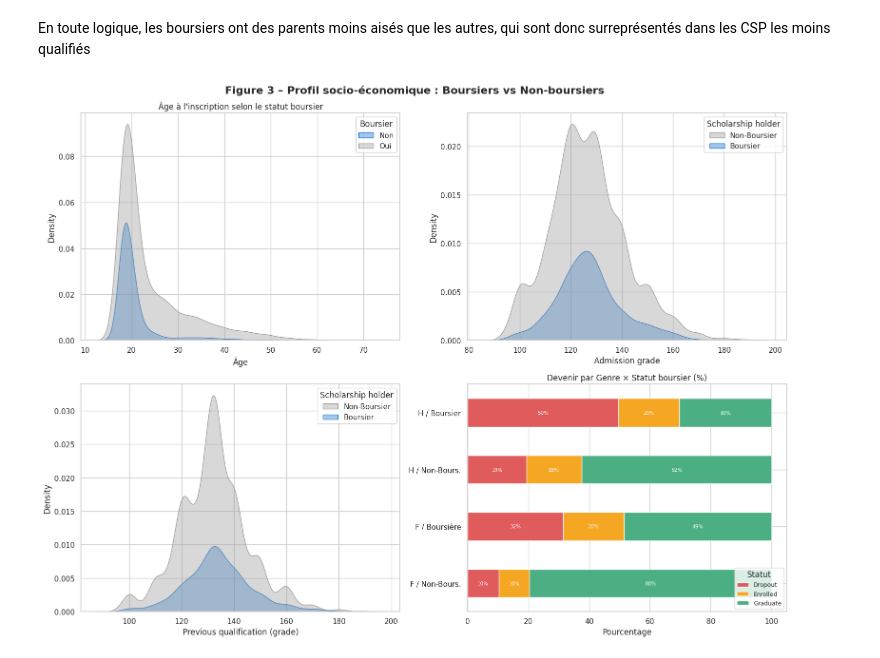
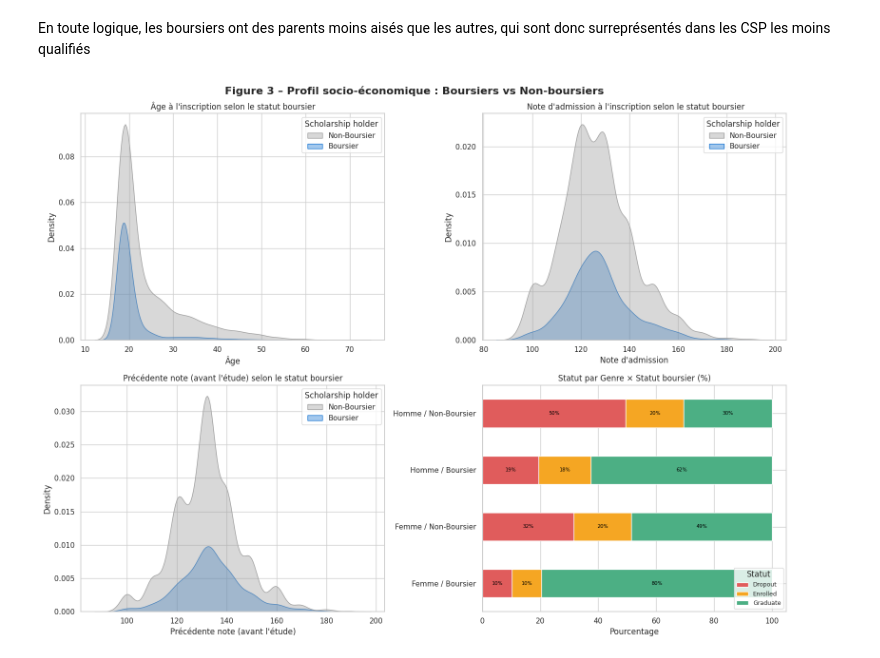
Before and after one commit to gabrielorsatti/Machine-Learning-for-Econometrics, a Jupyter notebook: main.ipynb, the cells around one changed output. Saved outputs shown, nothing was run; the diff lists cells and outputs as text; code cells hidden in the pictures.

```diff
--- a/main.ipynb
+++ b/main.ipynb
@@ -515,42 +515,39 @@ fig.suptitle("Figure 3 – Profil socio-économique : Boursiers vs Non-boursiers
 
 # 3a – Distribution de l'âge
 sns.kdeplot(data=data_propre, x='Age at enrollment', hue='Scholarship holder',
             fill=True, alpha=0.4, palette=PALETTE_BOURSE, ax=axes[0, 0])
 axes[0, 0].set_title("Âge à l'inscription selon le statut boursier")
 axes[0, 0].set_xlabel("Âge")
-axes[0, 0].legend(title='Boursier', labels=['Non', 'Oui'])
 
 
 # 3B – Distribution de la note
 sns.kdeplot(data=data_propre, x='Admission grade', hue='Scholarship holder',
             fill=True, alpha=0.4, palette=PALETTE_BOURSE, ax=axes[0, 1])
-axes[0, 0].set_title("Âge à l'inscription selon le statut boursier")
-axes[0, 0].set_xlabel("Âge")
-axes[0, 0].legend(title='Boursier', labels=['Non', 'Oui'])
+axes[0, 1].set_title(" Note d'admission à l'inscription selon le statut boursier")
+axes[0, 1].set_xlabel("Note d'admission")
 
 
-# 3B – Distribution de la note
+# 3B – Distribution de la note avant l'étude
 sns.kdeplot(data=data_propre, x='Previous qualification (grade)', hue='Scholarship holder',
             fill=True, alpha=0.4, palette=PALETTE_BOURSE, ax=axes[1, 0])
-axes[0, 0].set_title("Âge à l'inscription selon le statut boursier")
-axes[0, 0].set_xlabel("Âge")
-axes[0, 0].legend(title='Boursier', labels=['Non', 'Oui'])
+axes[1, 0].set_title("Précédente note (avant l'étude) selon le statut boursier")
+axes[1, 0].set_xlabel("Précédente note (avant l'étude)")
 
 
 # 3d – Genre × Bourse × Target
 gender_cross = pd.crosstab([data_propre['Gender'], data_propre['Scholarship holder']], data_propre['Target'], normalize='index') * 100
 gender_cross = gender_cross.reindex(columns=TARGET_ORDER)
-labels = ['F / Non-Bours.', 'F / Boursière', 'H / Non-Bours.', 'H / Boursier']
+labels = ['Femme / Boursier', 'Femme / Non-Boursier', 'Homme / Boursier', 'Homme / Non-Boursier']
 gender_cross.index = labels
 gender_cross.plot(kind='barh', stacked=True, ax=axes[1, 1],
                   color=[PALETTE_TARGET[t] for t in TARGET_ORDER])
-axes[1, 1].set_title("Devenir par Genre × Statut boursier (%)")
+axes[1, 1].set_title("Statut par Genre × Statut boursier (%)")
 axes[1, 1].set_xlabel("Pourcentage")
 axes[1, 1].legend(title='Statut', loc='lower right', fontsize=9)
 for container in axes[1, 1].containers:
-    axes[1, 1].bar_label(container, fmt='%.0f%%', label_type='center', fontsize=7.5, color='white')
+    axes[1, 1].bar_label(container, fmt='%.0f%%', label_type='center', fontsize=7.5, color='black')
 
 plt.tight_layout()
 plt.show()
 # %% [output]
-[figure, old version]
+[figure, new version]
```
